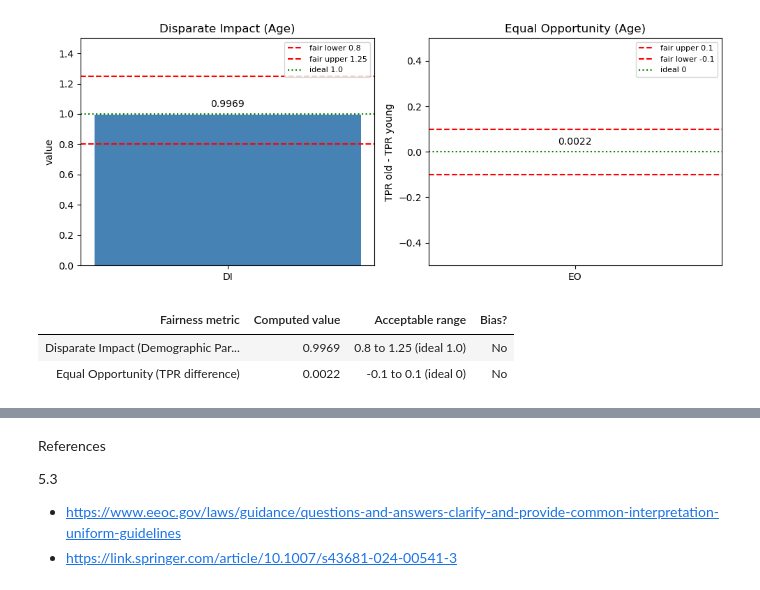
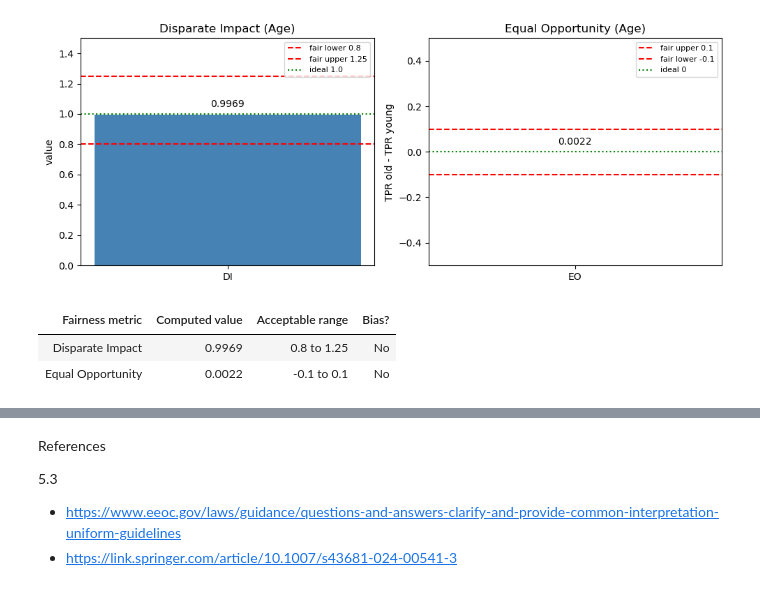
Before and after one commit to lukeckk/CS6603_2026_Summer, a Jupyter notebook: Fairness_and_Bias_Assignment/fairness_bias.ipynb, the cells around one changed output, grey strips where cells are left out. Drawn from its saved outputs; the diff is of its cells as text; code cells hidden in the pictures.

```diff
--- a/Fairness_and_Bias_Assignment/fairness_bias.ipynb
+++ b/Fairness_and_Bias_Assignment/fairness_bias.ipynb
@@ -225,24 +225,24 @@ plt.show()
 # %%
 # 5.3 Document fairness metrics (simple table for the report)
 from IPython.display import display, HTML
 
 summary_5_3 = pd.DataFrame([
     {
         'Fairness metric': 'Disparate Impact',
         'Computed value': round(disparate_impact, 4),
-        'Acceptable range': '0.8 to 1.25 (ideal 1.0)',
+        'Acceptable range': '0.8 to 1.25',
         'Bias?': 'No' if 0.8 <= disparate_impact <= 1.25 else 'Yes',
     },
     {
         'Fairness metric': 'Equal Opportunity',
         'Computed value': round(eo_diff, 4),
-        'Acceptable range': '-0.1 to 0.1 (ideal 0)',
+        'Acceptable range': '-0.1 to 0.1',
         'Bias?': 'No' if abs(eo_diff) <= 0.1 else 'Yes',
     },
 ])
 
 display(HTML(summary_5_3.to_html(index=False, border=1)))
 # %% [output]
 | Fairness metric | Computed value | Acceptable range | Bias? |
-| Disparate Impact (Demographic Par... | 0.9969 | 0.8 to 1.25 (ideal 1.0) | No |
-| Equal Opportunity (TPR difference) | 0.0022 | -0.1 to 0.1 (ideal 0) | No |
+| Disparate Impact | 0.9969 | 0.8 to 1.25 | No |
+| Equal Opportunity | 0.0022 | -0.1 to 0.1 | No |
```
Also changed, not shown: parts of 1 cell of this notebook.
